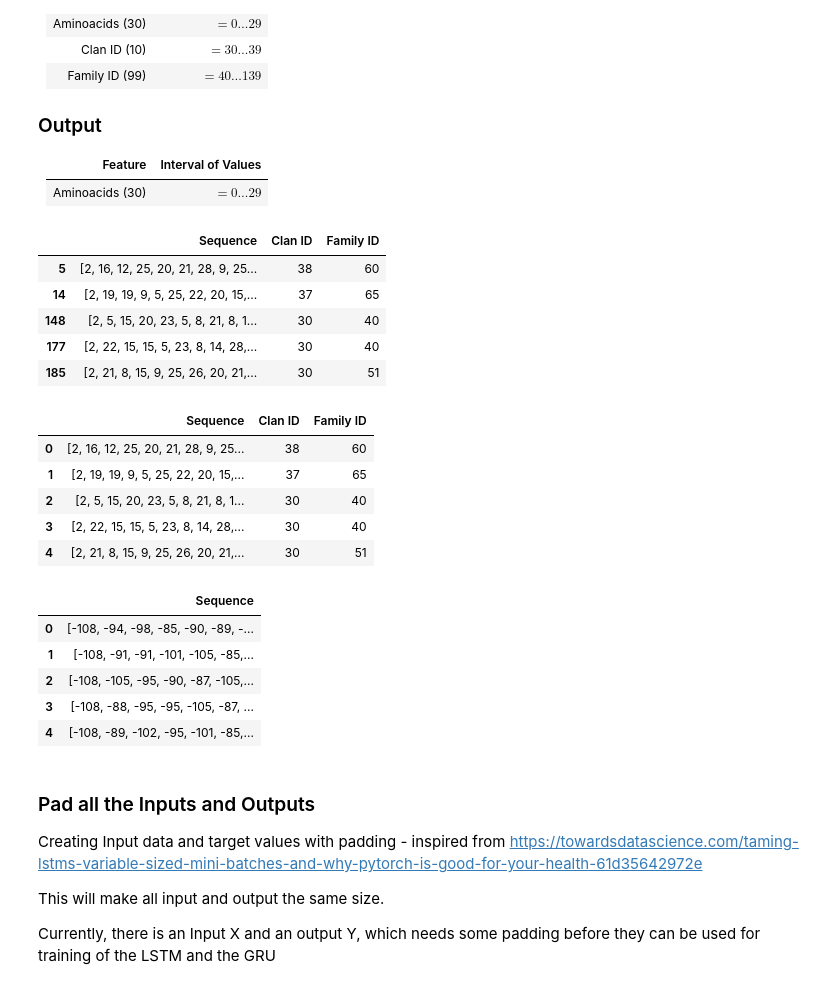
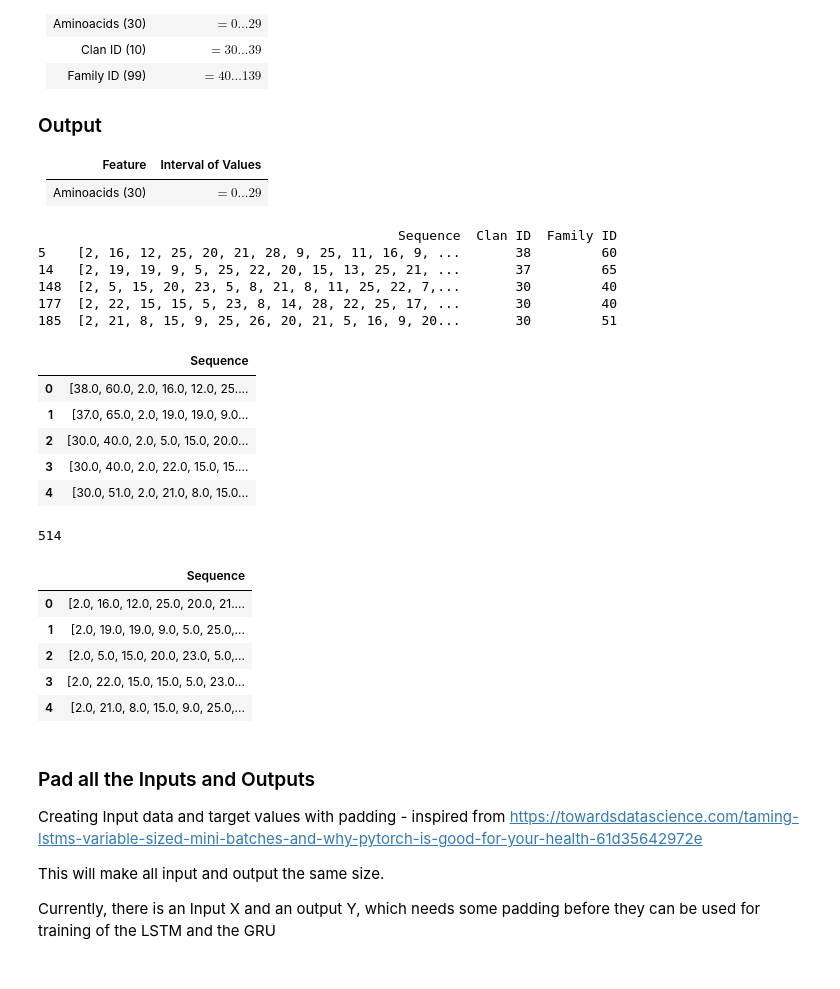
Before and after one commit to hansemandse/prowave, a Jupyter notebook: src/DeeplearningProject.ipynb, the cells around one changed output. Drawn from its saved outputs; the diff is of its cells as text; code cells hidden in the pictures.

```diff
--- a/src/DeeplearningProject.ipynb
+++ b/src/DeeplearningProject.ipynb
@@ -184,6 +179,7 @@ As part of this operation, we also throw away the input masks that are included
 # %%
 CLANS = 10
 FAMILIES = 100
+LENGTH = 512
 # %%
 # Reduce data size by picking only 10 first clans
 #from utils import get_data
@@ -286,55 +282,53 @@ Here the value zero will be used for padding purposes.
 | Feature   | Interval of Values   |
 | ------------- |--------------------------|
 | Aminoacids (30) | $= 0 \ldots 29 $ |
-# %%
-# Determine Unique families
-offset_Clans = VOCAB_SIZE
-offset_Family = VOCAB_SIZE + CLANS
-offset_Aminoacid = 0
-
-dataset_Pre = pd.DataFrame(dataset)
-for i in range(0, len(dataset_Pre)):
-    dataset_Pre.iloc[i,1] = dataset_Pre.iloc[i,1] + offset_Clans
-    dataset_Pre.iloc[i,2] = dataset_Pre.iloc[i,2] + offset_Family
-
-# Make sure all the values are positive
-dataset_Pre['Sequence'] = dataset_Pre['Sequence'].abs()
-
-dataset_Pre.head()
-# %% [output]
-|  | Sequence | Clan ID | Family ID |
-| 5 | [2, 16, 12, 25, 20, 21, 28, 9, 25... | 38 | 60 |
-| 14 | [2, 19, 19, 9, 5, 25, 22, 20, 15,... | 37 | 65 |
-| 148 | [2, 5, 15, 20, 23, 5, 8, 21, 8, 1... | 30 | 40 |
-| 177 | [2, 22, 15, 15, 5, 23, 8, 14, 28,... | 30 | 40 |
-| 185 | [2, 21, 8, 15, 9, 25, 26, 20, 21,... | 30 | 51 |
+# %%
+# Determine clan and family offsets
+offset_Clan = VOCAB_SIZE
+offset_Family = VOCAB_SIZE + CLANS
+
+# Map offsets onto clan and family IDs
+dataset['Clan ID'] += offset_Clan
+dataset['Family ID'] += offset_Family
+print(dataset.head())
+# %% [output]
+                                              Sequence  Clan ID  Family ID
+5    [2, 16, 12, 25, 20, 21, 28, 9, 25, 11, 16, 9, ...       38         60
+14   [2, 19, 19, 9, 5, 25, 22, 20, 15, 13, 25, 21, ...       37         65
+148  [2, 5, 15, 20, 23, 5, 8, 21, 8, 11, 25, 22, 7,...       30         40
+177  [2, 22, 15, 15, 5, 23, 8, 14, 28, 22, 25, 17, ...       30         40
+185  [2, 21, 8, 15, 9, 25, 26, 20, 21, 5, 16, 9, 20...       30         51
 # %%
 # Import function
 from utils import get_data_input
 
 # First the definition of input and output - Here only 10 amino acids should go into the Neural Network for the generation of the protein
-X = get_data_input(dataset_Pre,10)
+X = get_data_input(dataset, LENGTH)
 X.head()
 # %% [output]
-|  | Sequence | Clan ID | Family ID |
-| 0 | [2, 16, 12, 25, 20, 21, 28, 9, 25... | 38 | 60 |
-| 1 | [2, 19, 19, 9, 5, 25, 22, 20, 15,... | 37 | 65 |
-| 2 | [2, 5, 15, 20, 23, 5, 8, 21, 8, 1... | 30 | 40 |
-| 3 | [2, 22, 15, 15, 5, 23, 8, 14, 28,... | 30 | 40 |
-| 4 | [2, 21, 8, 15, 9, 25, 26, 20, 21,... | 30 | 51 |
+|  | Sequence |
+| 0 | [38.0, 60.0, 2.0, 16.0, 12.0, 25.... |
+| 1 | [37.0, 65.0, 2.0, 19.0, 19.0, 9.0... |
+| 2 | [30.0, 40.0, 2.0, 5.0, 15.0, 20.0... |
+| 3 | [30.0, 40.0, 2.0, 22.0, 15.0, 15.... |
+| 4 | [30.0, 51.0, 2.0, 21.0, 8.0, 15.0... |
+# %%
+len(X['Sequence'][0])
+# %% [output]
+514
 # %%
 # Create Output data
 from utils import get_data_output
 
-Y = get_data_output(dataset_Pre)
+Y = get_data_output(dataset,LENGTH)
 Y.head()
 # %% [output]
 |  | Sequence |
-| 0 | [-108, -94, -98, -85, -90, -89, -... |
-| 1 | [-108, -91, -91, -101, -105, -85,... |
-| 2 | [-108, -105, -95, -90, -87, -105,... |
-| 3 | [-108, -88, -95, -95, -105, -87, ... |
-| 4 | [-108, -89, -102, -95, -101, -85,... |
+| 0 | [2.0, 16.0, 12.0, 25.0, 20.0, 21.... |
+| 1 | [2.0, 19.0, 19.0, 9.0, 5.0, 25.0,... |
+| 2 | [2.0, 5.0, 15.0, 20.0, 23.0, 5.0,... |
+| 3 | [2.0, 22.0, 15.0, 15.0, 5.0, 23.0... |
+| 4 | [2.0, 21.0, 8.0, 15.0, 9.0, 25.0,... |
 # %% [markdown]
 ### Pad all the Inputs and Outputs
 Creating Input data and target values with padding - inspired from https://towardsdatascience.com/taming-lstms-variable-sized-mini-batches-and-why-pytorch-is-good-for-your-health-61d35642972e
```
Also changed, not shown: parts of 3 cells of this notebook, 1 other file.
